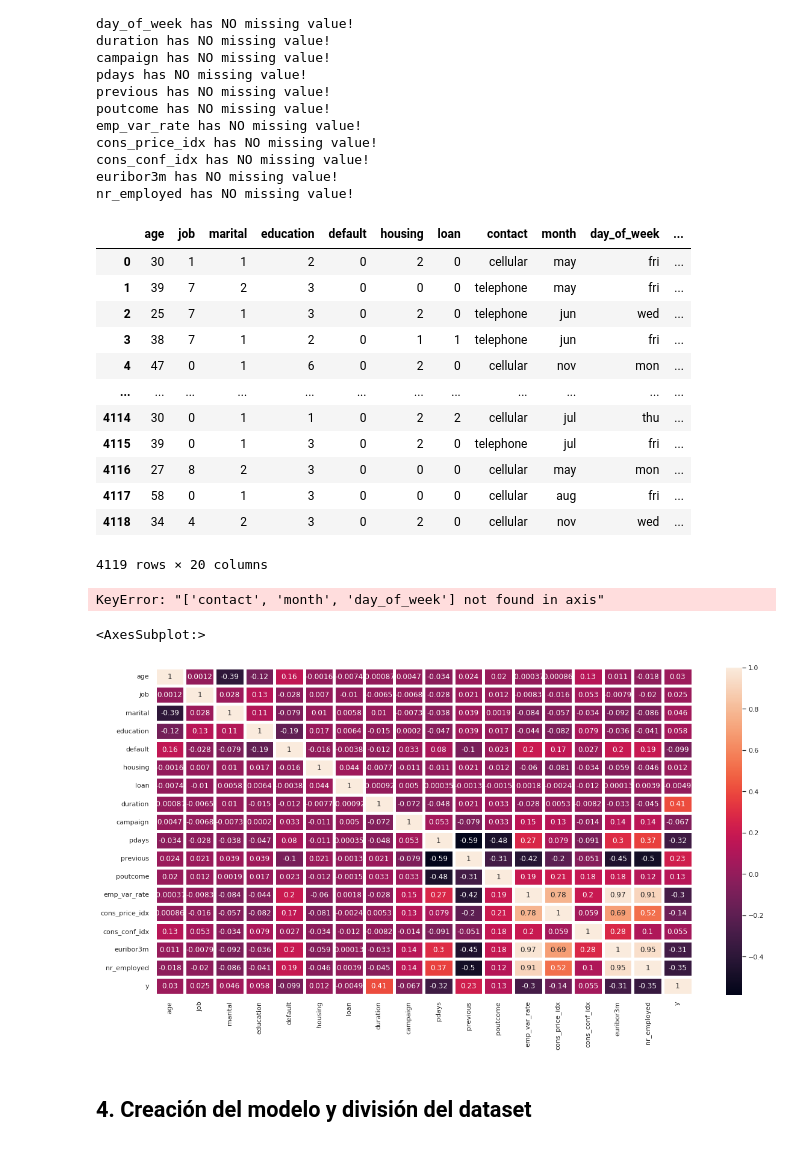
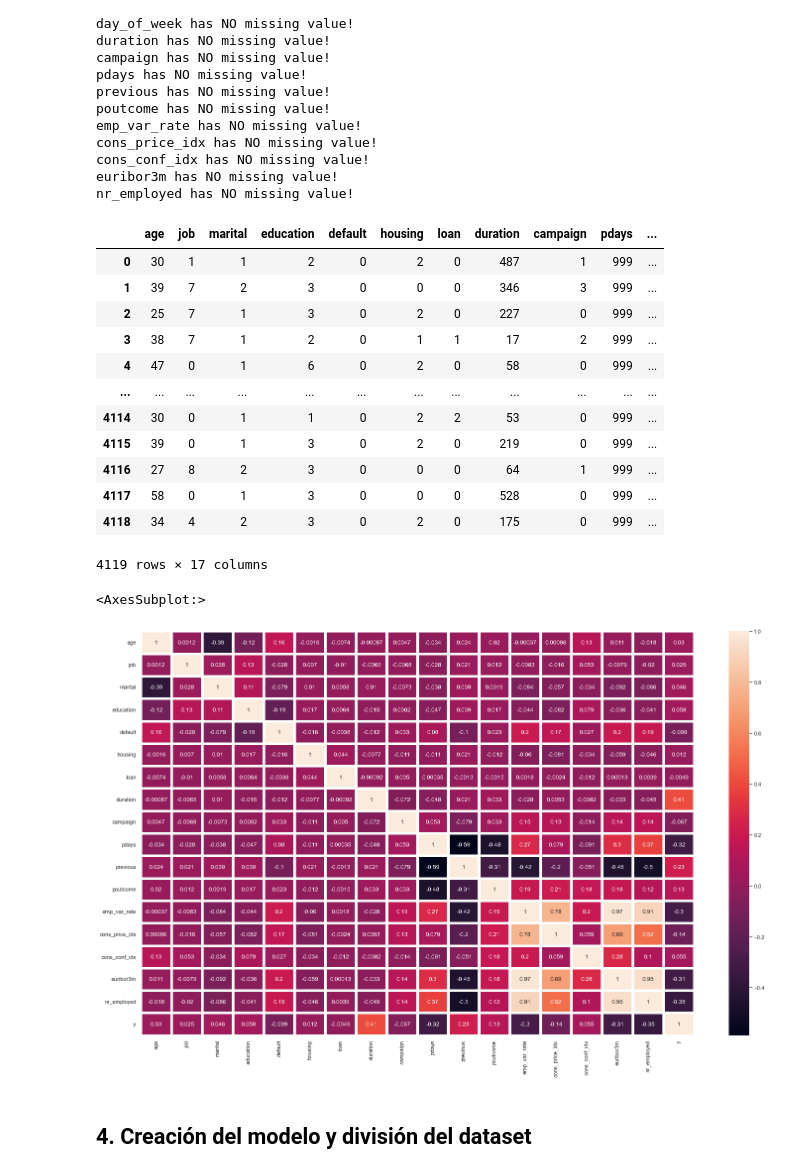
Before and after one commit to CGAInstitution/proxecto-final-ud2-GuillermoGarMar, a Jupyter notebook: ML.UD2.Supervised-FinalProject.ipynb, the cells around one changed output. Cells and saved outputs as stored; diff of their text form; code cells hidden in the pictures.

Commit message:
Visual EDA and preprocesing

```diff
--- a/ML.UD2.Supervised-FinalProject.ipynb
+++ b/ML.UD2.Supervised-FinalProject.ipynb
@@ -202,42 +189,39 @@ cons_price_idx has NO missing value!
 cons_conf_idx has NO missing value!
 euribor3m has NO missing value!
 nr_employed has NO missing value!
+# %%
+dftrain_clear = dftrain.drop(["contact","month","day_of_week"], axis=1,)
+dftest_clear = dftest.drop(["contact","month","day_of_week"], axis=1)
 # %%
 #label encoder-----------------------------------------------------(no generar mas columnas)'job','marital','education','default','housing','loan','campaign','previous','poutcome'
 label_encoder = preprocessing.LabelEncoder()
 #train dataset
 cols = ['job','marital','education','default','housing','loan','campaign','previous','poutcome']
-dftrain[cols] = dftrain[cols].apply(LabelEncoder().fit_transform)
+dftrain_clear[cols] = dftrain[cols].apply(LabelEncoder().fit_transform)
 
 #test dataset
-dftest[cols] = dftest[cols].apply(LabelEncoder().fit_transform)
-dftest
+dftest_clear[cols] = dftest[cols].apply(LabelEncoder().fit_transform)
+dftest_clear
 # %% [output]
-|  | age | job | marital | education | default | housing | loan | contact | month | day_of_week | ... |
-| 0 | 30 | 1 | 1 | 2 | 0 | 2 | 0 | cellular | may | fri | ... |
-| 1 | 39 | 7 | 2 | 3 | 0 | 0 | 0 | telephone | may | fri | ... |
-| 2 | 25 | 7 | 1 | 3 | 0 | 2 | 0 | telephone | jun | wed | ... |
-| 3 | 38 | 7 | 1 | 2 | 0 | 1 | 1 | telephone | jun | fri | ... |
-| 4 | 47 | 0 | 1 | 6 | 0 | 2 | 0 | cellular | nov | mon | ... |
+|  | age | job | marital | education | default | housing | loan | duration | campaign | pdays | ... |
+| 0 | 30 | 1 | 1 | 2 | 0 | 2 | 0 | 487 | 1 | 999 | ... |
+| 1 | 39 | 7 | 2 | 3 | 0 | 0 | 0 | 346 | 3 | 999 | ... |
+| 2 | 25 | 7 | 1 | 3 | 0 | 2 | 0 | 227 | 0 | 999 | ... |
+| 3 | 38 | 7 | 1 | 2 | 0 | 1 | 1 | 17 | 2 | 999 | ... |
+| 4 | 47 | 0 | 1 | 6 | 0 | 2 | 0 | 58 | 0 | 999 | ... |
 | ... | ... | ... | ... | ... | ... | ... | ... | ... | ... | ... | ... |
-| 4114 | 30 | 0 | 1 | 1 | 0 | 2 | 2 | cellular | jul | thu | ... |
-| 4115 | 39 | 0 | 1 | 3 | 0 | 2 | 0 | telephone | jul | fri | ... |
-| 4116 | 27 | 8 | 2 | 3 | 0 | 0 | 0 | cellular | may | mon | ... |
-| 4117 | 58 | 0 | 1 | 3 | 0 | 0 | 0 | cellular | aug | fri | ... |
-| 4118 | 34 | 4 | 2 | 3 | 0 | 2 | 0 | cellular | nov | wed | ... |
+| 4114 | 30 | 0 | 1 | 1 | 0 | 2 | 2 | 53 | 0 | 999 | ... |
+| 4115 | 39 | 0 | 1 | 3 | 0 | 2 | 0 | 219 | 0 | 999 | ... |
+| 4116 | 27 | 8 | 2 | 3 | 0 | 0 | 0 | 64 | 1 | 999 | ... |
+| 4117 | 58 | 0 | 1 | 3 | 0 | 0 | 0 | 528 | 0 | 999 | ... |
+| 4118 | 34 | 4 | 2 | 3 | 0 | 2 | 0 | 175 | 0 | 999 | ... |
-4119 rows × 20 columns
+4119 rows × 17 columns
-# %%
-colstodrop = ["contact","month","day_of_week"]
-dftrain.drop(colstodrop)
-dftest.drop(colstodrop)
-# %% [output]
-KeyError: "['contact', 'month', 'day_of_week'] not found in axis"
 # %%
-sns.set(rc = {'figure.figsize':(20,10)})
-sns.heatmap(dftrain.corr(),annot=True,linewidths=5)
+sns.set(rc = {'figure.figsize':(25,15)})
+sns.heatmap(dftrain_clear.corr(),annot=True,linewidths=5)
 # %% [output]
 <AxesSubplot:>
-[figure, old version]
+[figure, new version]
 # %% [markdown]
 ## 4. Creación del modelo y división del dataset
 # %% [markdown]
```
Also changed, not shown: parts of 5 cells of this notebook.
